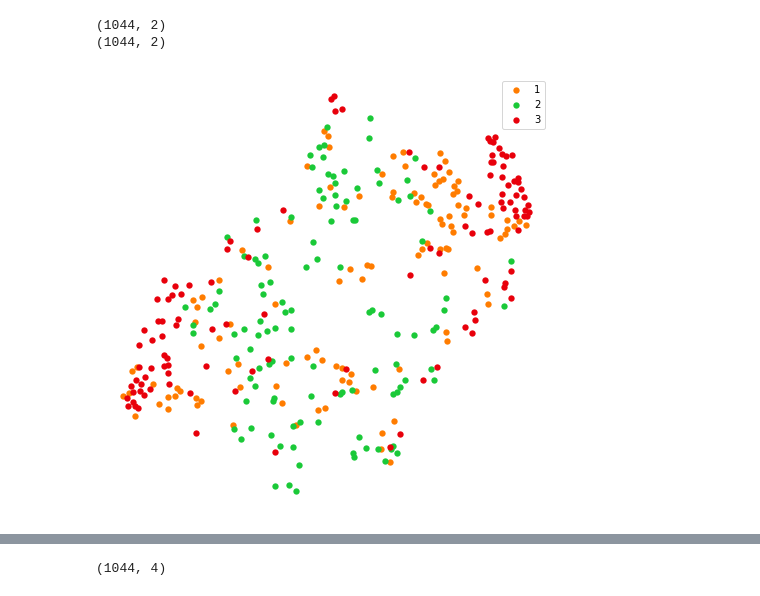
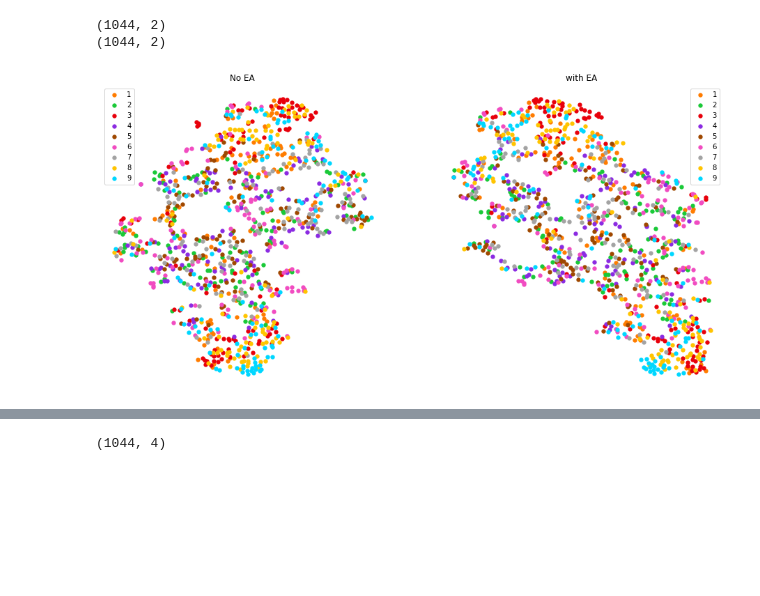
Before and after one commit to orvindemsy/EA-wLTL, a Jupyter notebook: EA+weighted_TL.ipynb, the cells around one changed output, grey strips where cells are left out. Cells and saved outputs as stored; diff of their text form; code cells hidden in the pictures; blank space fills up the shorter version.

```diff
--- a/EA+weighted_TL.ipynb
+++ b/EA+weighted_TL.ipynb
@@ -882,28 +983,28 @@ I
 # %%
 from sklearn.manifold import TSNE
 # %%
-X_alg = np.array([])
+X_EA = np.array([])
 X = np.array([])
 
 list_subj = []
 
 for subj in mod_data.keys():
     print('Processing subject: ', subj)
-    feat_alg = mod_data[subj]['train_alg']['feat_train'][:, :-1]
+    feat_EA = mod_data[subj]['train_EA']['feat_train'][:, :-1]
     feat = mod_data[subj]['train']['feat_train'][:, :-1]
 
-    if (len(X) == 0) or (len(X_alg) == 0):
+    if (len(X) == 0) or (len(X_EA) == 0):
         X = feat
-        X_alg = feat_alg
+        X_EA = feat_EA
     else:
         X = np.vstack([X, feat])
-        X_alg = np.vstack([X_alg, feat])
+        X_EA = np.vstack([X_EA, feat])
 
     list_subj.append([subj]*len(feat))
 
 list_subj = np.array(list_subj).ravel()
 X_sne = TSNE(n_iter=1000).fit_transform(X)
-X_sne_alg = TSNE(n_iter=1000).fit_transform(X_alg)
+X_sne_EA = TSNE(n_iter=1000).fit_transform(X_EA)
 # %% [output]
 Processing subject:  1
 Processing subject:  2
@@ -926,15 +1027,22 @@ import seaborn as sns
 # %%
 palette = np.array(sns.color_palette(palette='bright', n_colors=10))
 # %%
-f = plt.figure(figsize=(8, 8))
-ax = plt.subplots(aspect='equal')
+# Distribution of all subjects
+fig, (ax0, ax1) = plt.subplots(1, 2, figsize=(16, 8))
 
-for i in np.unique(list_subj)[:3]:
-    sc = ax.scatter(X_embed[list_subj==i][:, 0], X_embed[list_subj==i][:, 1], lw=0, s=40, color=palette[i], label=i)
-    ax.legend()
-    ax.axis('off')
-    ax.axis('tight')
+for i in np.unique(list_subj):
+    ax0.set_title('No EA')
+    ax0.scatter(X_sne[list_subj==i][:, 0], X_sne[list_subj==i][:, 1], lw=0, s=40, color=palette[i], label=i)
+    ax0.legend()
+    ax0.axis('off')
+    ax0.axis('tight')
+
+    ax1.set_title('with EA')
+    ax1.scatter(X_sne_EA[list_subj==i][:, 0], X_sne_EA[list_subj==i][:, 1], lw=0, s=40, color=palette[i], label=i)
+    ax1.legend()
+    ax1.axis('off')
+    ax1.axis('tight')
 
 plt.show()
 # %% [output]
-[figure, old version]
+[figure, new version]
```
Also changed, not shown: parts of 31 cells of this notebook, 1 other file.
